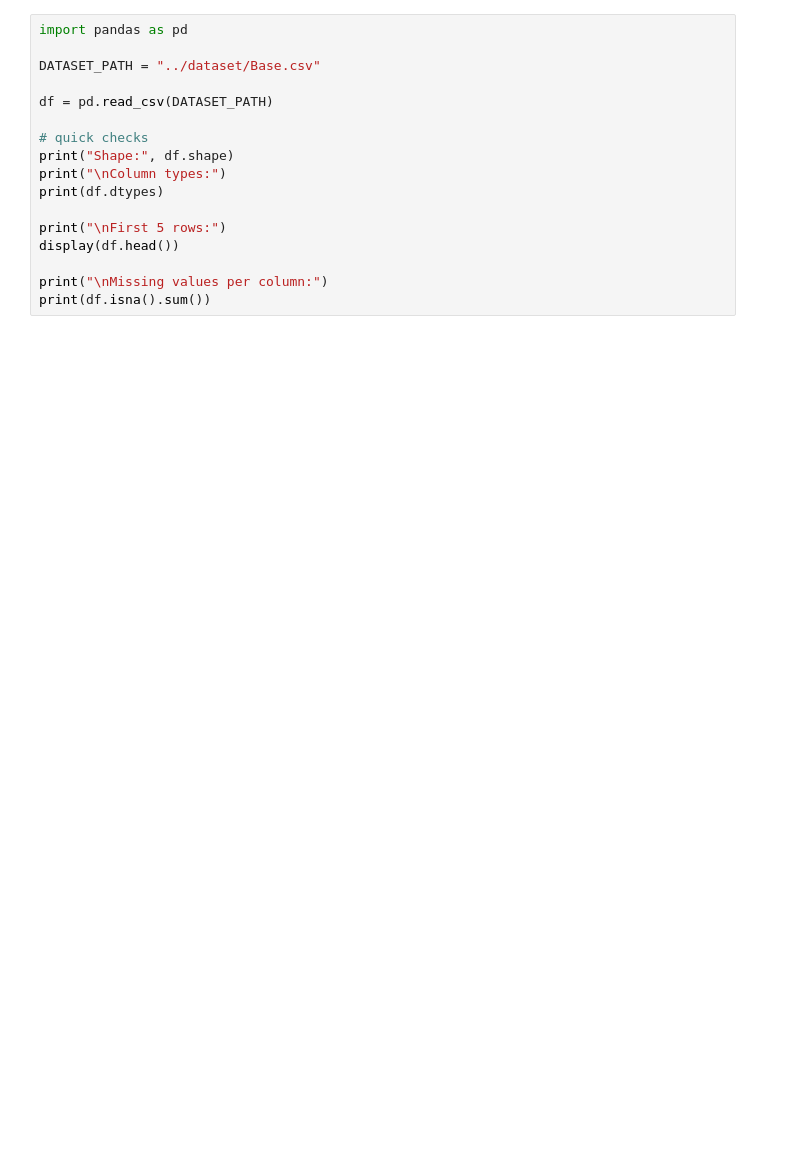
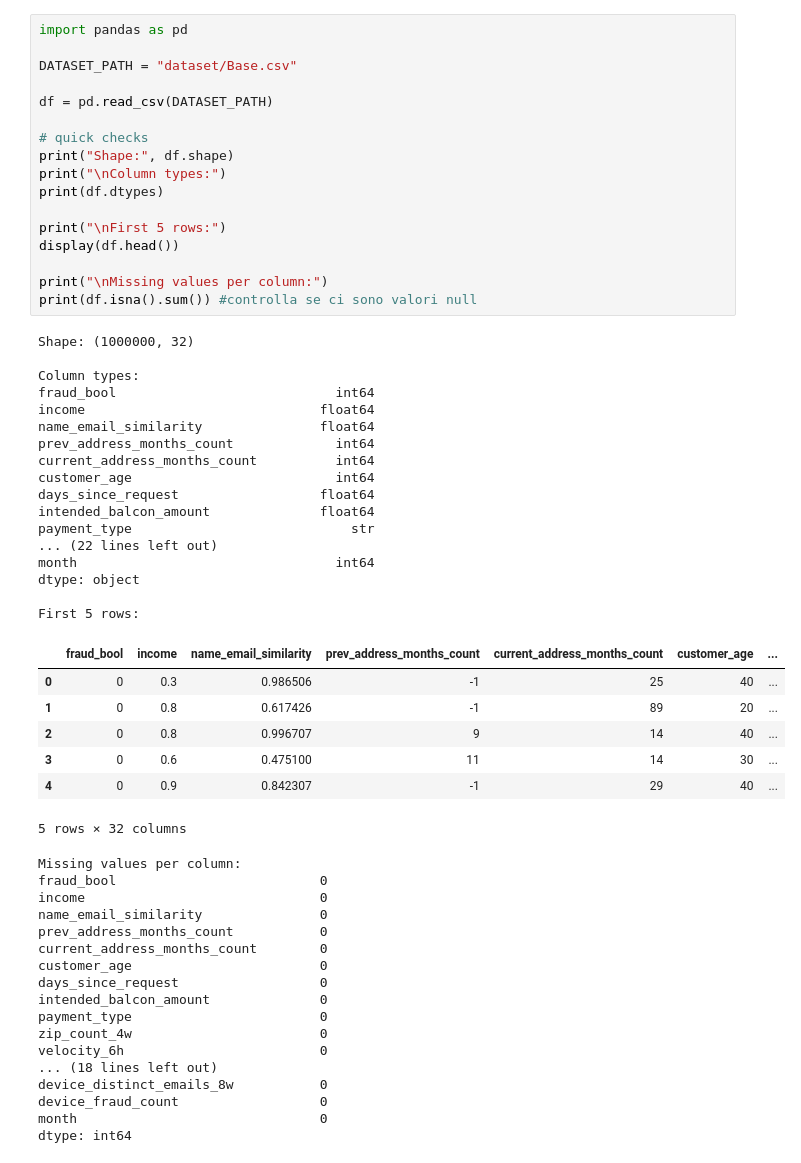
Before and after one commit to MattiaGallucci/HeisenBank, a Jupyter notebook: qml_v2.ipynb, the cells around one changed output. Saved outputs shown, nothing was run; the diff lists cells and outputs as text; blank space fills up the shorter version.

```diff
--- a/qml_v2.ipynb
+++ b/qml_v2.ipynb
@@ -1,18 +1,60 @@
 # %%
 import pandas as pd
 
-DATASET_PATH = "../dataset/Base.csv"
+DATASET_PATH = "dataset/Base.csv"
 
 df = pd.read_csv(DATASET_PATH)
 
 # quick checks
 print("Shape:", df.shape)
 print("\nColumn types:")
 print(df.dtypes)
 
 print("\nFirst 5 rows:")
 display(df.head())
 
 print("\nMissing values per column:")
-print(df.isna().sum())
+print(df.isna().sum()) #controlla se ci sono valori null
+# %% [output]
+Shape: (1000000, 32)
+
+Column types:
+fraud_bool                            int64
+income                              float64
+name_email_similarity               float64
+prev_address_months_count             int64
+current_address_months_count          int64
+customer_age                          int64
+days_since_request                  float64
+intended_balcon_amount              float64
+payment_type                            str
+... (22 lines left out)
+month                                 int64
+dtype: object
+
+First 5 rows:
+|  | fraud_bool | income | name_email_similarity | prev_address_months_count | current_address_months_count | customer_age | ... |
+| 0 | 0 | 0.3 | 0.986506 | -1 | 25 | 40 | ... |
+| 1 | 0 | 0.8 | 0.617426 | -1 | 89 | 20 | ... |
+| 2 | 0 | 0.8 | 0.996707 | 9 | 14 | 40 | ... |
+| 3 | 0 | 0.6 | 0.475100 | 11 | 14 | 30 | ... |
+| 4 | 0 | 0.9 | 0.842307 | -1 | 29 | 40 | ... |
+5 rows × 32 columns
+Missing values per column:
+fraud_bool                          0
+income                              0
+name_email_similarity               0
+prev_address_months_count           0
+current_address_months_count        0
+customer_age                        0
+days_since_request                  0
+intended_balcon_amount              0
+payment_type                        0
+zip_count_4w                        0
+velocity_6h                         0
+... (18 lines left out)
+device_distinct_emails_8w           0
+device_fraud_count                  0
+month                               0
+dtype: int64
 # %%
```
Also changed, not shown: parts of 10 cells of this notebook, 1 other file.
